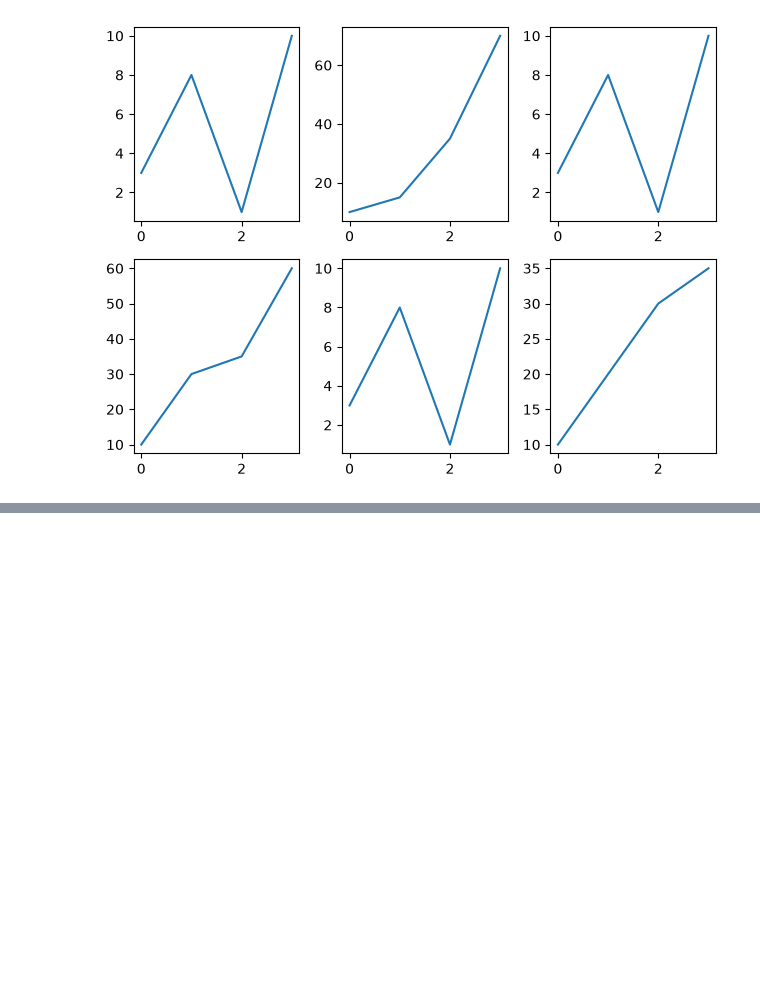
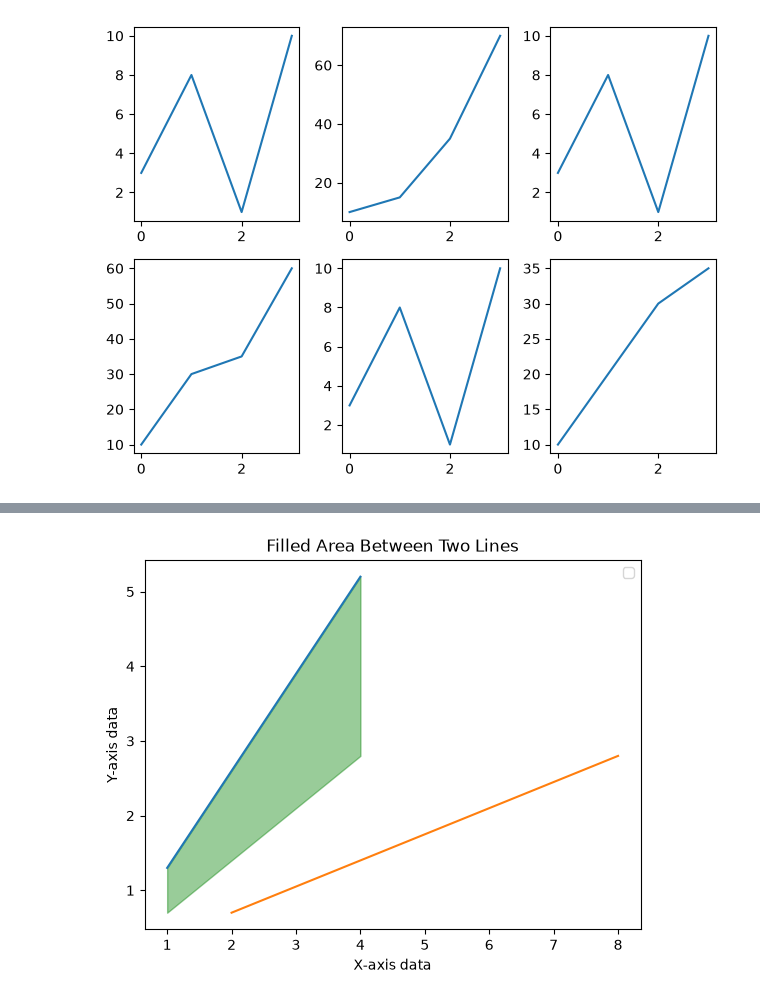
Before and after one commit to AkashPawar-09/Learning-python-and-libraries, a Jupyter notebook: 4_Learning-Matplotlib/2_Line_Plot_examples/1_Line_Plotting.ipynb, the cells around one changed output, grey strips where cells are left out. Cells and saved outputs as stored; diff of their text form; code cells hidden in the pictures; blank space fills up the shorter version.

```diff
--- a/4_Learning-Matplotlib/2_Line_Plot_examples/1_Examples.ipynb
+++ b/4_Learning-Matplotlib/2_Line_Plot_examples/1_Line_Plotting.ipynb
@@ -171,0 +249,18 @@ plt.show()
+# %%
+x = np.array([1, 2, 3, 4])
+y = x * 1.3
+
+x1 = [2, 4, 6, 8]
+y1 = x * 0.7
+
+plt.plot(x, y)
+plt.plot(x1, y1)
+plt.fill_between(x, y, y1, color='green', alpha=0.4)
+
+plt.xlabel("X-axis data")
+plt.ylabel("Y-axis data")
+plt.title("Filled Area Between Two Lines")
+plt.legend()
+plt.show()
+# %% [output]
+[figure, added]
```
Also changed, not shown: parts of 7 cells of this notebook, 5 other files.
